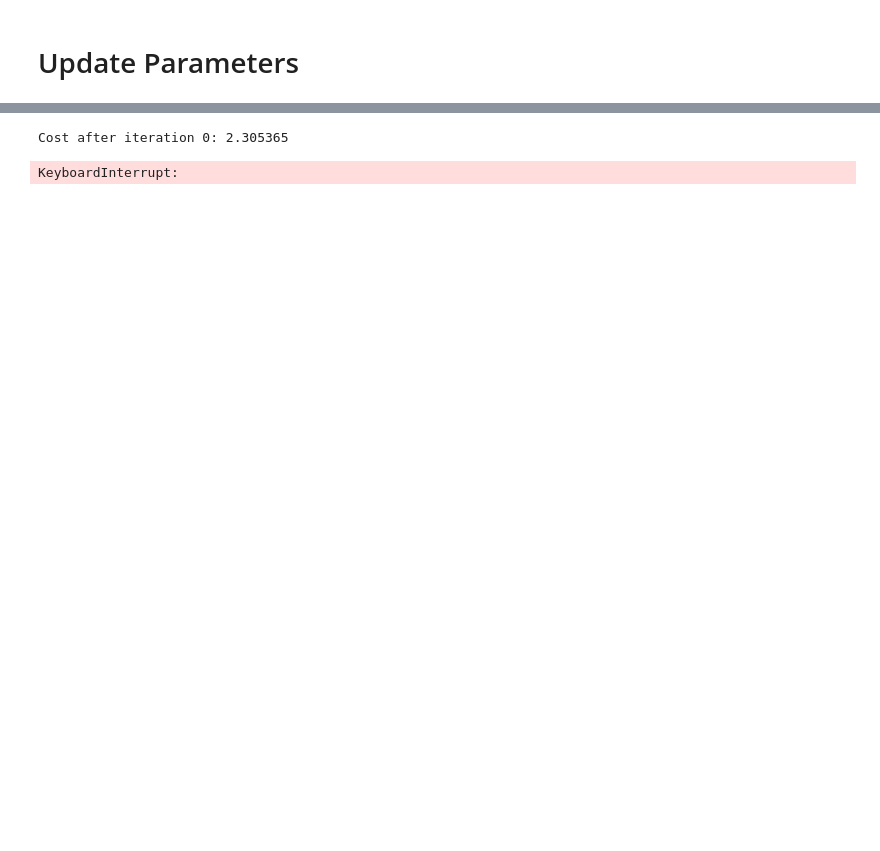
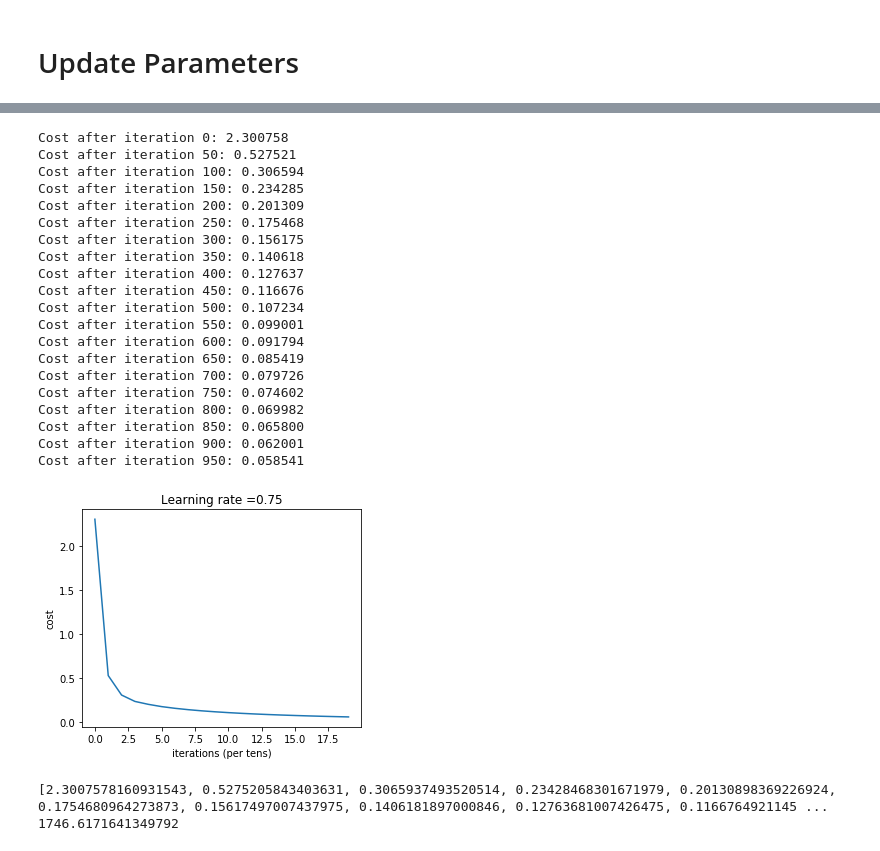
Before and after one commit to sakshamTanwar/Optimization-Project, a Jupyter notebook: main.ipynb, the cells around one changed output, grey strips where cells are left out. Cells and saved outputs as stored; diff of their text form; code cells hidden in the pictures; blank space fills up the shorter version.

```diff
--- a/main.ipynb
+++ b/main.ipynb
@@ -248,6 +284,7 @@ def update_parameters(parameters, grads, learning_rate):
 # %%
-def get_data_from_csv(csv_file):
-    all_data = pd.read_csv(csv_file)
+import io
+def get_data_from_csv(uploaded, fl):
+    all_data = pd.read_csv(io.BytesIO(uploaded[fl]))
     all_data_np = all_data.values
     X = all_data_np[:, 1:]
     X = X.T
@@ -261,13 +298,14 @@ def get_data_from_csv(csv_file):
 
     return X, Y_new
 # %%
-X_train, Y_train = get_data_from_csv("train.csv")
+X_train, Y_train = get_data_from_csv(uploaded, "train.csv")
 # %%
-layer_dims = [784, 500, 300, 10]
+layer_dims = [784, 200, 10]
 # %%
 def L_layer_model(X, Y, layer_dims, learning_rate = 0.0075, num_iterations = 3000, print_cost = False):
     costs = []
-
+    s = 0
+    smooth_term = 1/(10**8)
     parameters = initialize_parameters(layer_dims)
     for i in range(num_iterations):
         AL, caches = L_model_forward(X, parameters)
@@ -277,7 +315,7 @@ def L_layer_model(X, Y, layer_dims, learning_rate = 0.0075, num_iterations = 300
 
         parameters = update_parameters(parameters, grads, learning_rate)
 
-        if print_cost and i % 100 == 0:
+        if print_cost and i % 50 == 0:
             print("Cost after iteration %i: %f" %(i, cost))
             costs.append(cost)
 
@@ -286,10 +324,6 @@ def L_layer_model(X, Y, layer_dims, learning_rate = 0.0075, num_iterations = 300
     plt.xlabel('iterations (per tens)')
     plt.title("Learning rate =" + str(learning_rate))
     plt.show()
+    print(costs)
 
     return parameters
-# %%
-parameters = L_layer_model(X_train, Y_train, layer_dims, 0.075, 3000, True)
-# %% [output]
-Cost after iteration 0: 2.305365
-KeyboardInterrupt:
@@ -298 +330,31 @@ import pickle
+# %%
+import time
+st = time.time()
+parameters = L_layer_model(X_train, Y_train, layer_dims, 0.75, 1000, True)
+ed = time.time()
+print(ed -st)
+# %% [output]
+Cost after iteration 0: 2.300758
+Cost after iteration 50: 0.527521
+Cost after iteration 100: 0.306594
+Cost after iteration 150: 0.234285
+Cost after iteration 200: 0.201309
+Cost after iteration 250: 0.175468
+Cost after iteration 300: 0.156175
+Cost after iteration 350: 0.140618
+Cost after iteration 400: 0.127637
+Cost after iteration 450: 0.116676
+Cost after iteration 500: 0.107234
+Cost after iteration 550: 0.099001
+Cost after iteration 600: 0.091794
+Cost after iteration 650: 0.085419
+Cost after iteration 700: 0.079726
+Cost after iteration 750: 0.074602
+Cost after iteration 800: 0.069982
+Cost after iteration 850: 0.065800
+Cost after iteration 900: 0.062001
+Cost after iteration 950: 0.058541
+[figure, added]
+[2.3007578160931543, 0.5275205843403631, 0.3065937493520514, 0.23428468301671979, 0.20130898369226924, 0.1754680964273873, 0.15617497007437975, 0.1406181897000846, 0.12763681007426475, 0.1166764921145 ...
+1746.6171641349792
 # %%
```
Also changed, not shown: parts of 11 cells of this notebook.
